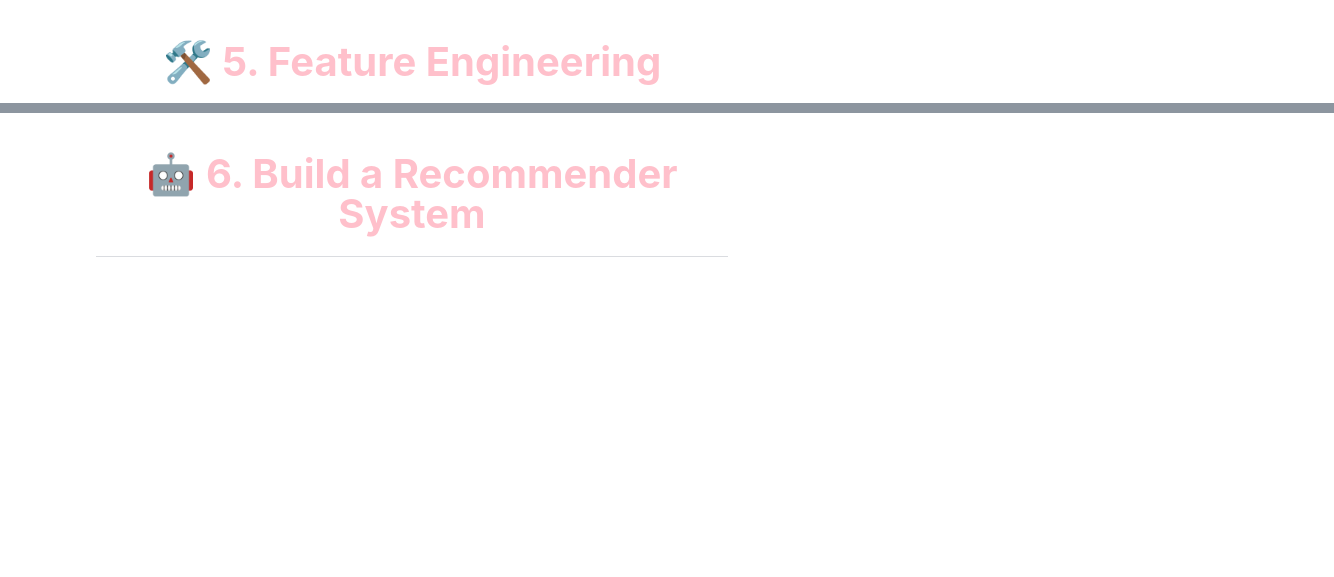
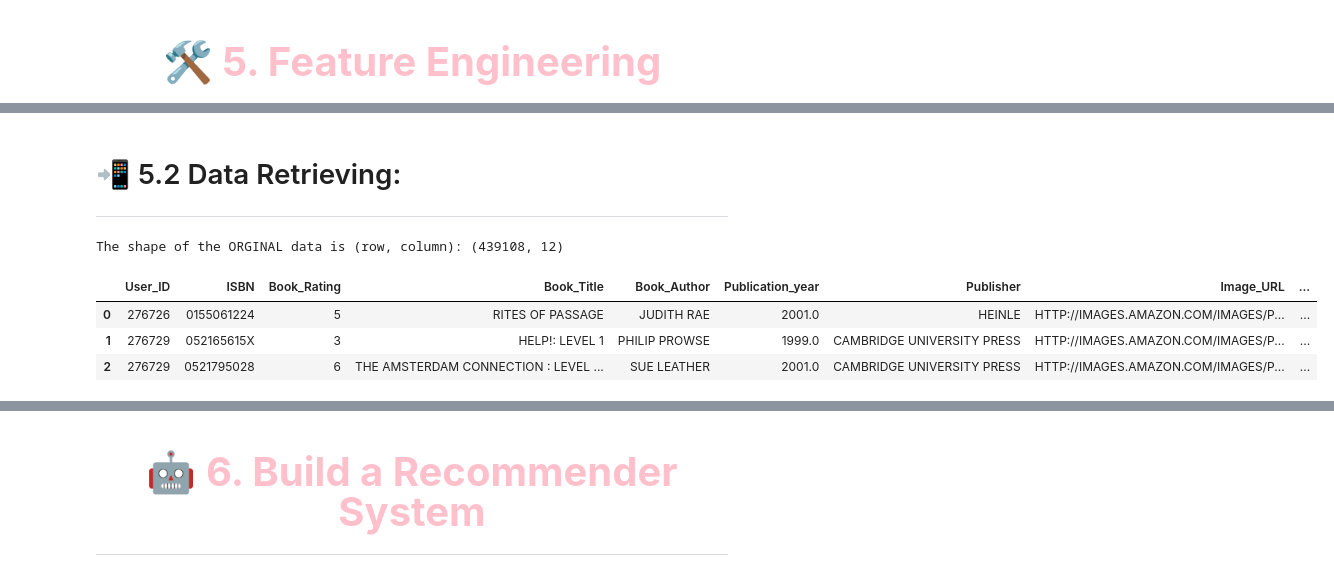
Before and after one commit to ChauHuynh1/Book_RecSys, a Jupyter notebook: Book_Recommender_Model.ipynb, the cells around one changed output, grey strips where cells are left out. Saved outputs shown, nothing was run; the diff lists cells and outputs as text; code cells hidden in the pictures; blank space fills up the shorter version.

```diff
--- a/Book_Recommender_Model.ipynb
+++ b/Book_Recommender_Model.ipynb
@@ -52,0 +67,22 @@ In general, collaborative filtering is the workhorse of recommender engines. The
+# %% [markdown]
+<a id="5.2"></a>
+# 📲 5.2 Data Retrieving:
+***
+# %%
+## Importing the datasets
+df = pd.read_csv("Data/book_user_rating_cleaned.csv", encoding='utf-8')
+df = df.loc[:, ~df.columns.str.contains('^Unnamed')]
+
+df.columns = df.columns.str.replace(' ', '') #strip the extra-whitespaces out
+
+print("The shape of the ORGINAL data is (row, column):", str(df.shape))
+
+
+# drop Unnamed, it is just a number given to identify each house
+df.head(3)
+# %% [output]
+The shape of the ORGINAL data is (row, column): (439108, 12)
+|  | User_ID | ISBN | Book_Rating | Book_Title | Book_Author | Publication_year | Publisher | Image_URL | ... |
+| 0 | 276726 | 0155061224 | 5 | RITES OF PASSAGE | JUDITH RAE | 2001.0 | HEINLE | HTTP://IMAGES.AMAZON.COM/IMAGES/P... | ... |
+| 1 | 276729 | 052165615X | 3 | HELP!: LEVEL 1 | PHILIP PROWSE | 1999.0 | CAMBRIDGE UNIVERSITY PRESS | HTTP://IMAGES.AMAZON.COM/IMAGES/P... | ... |
+| 2 | 276729 | 0521795028 | 6 | THE AMSTERDAM CONNECTION : LEVEL ... | SUE LEATHER | 2001.0 | CAMBRIDGE UNIVERSITY PRESS | HTTP://IMAGES.AMAZON.COM/IMAGES/P... | ... |
```
Also changed, not shown: parts of 23 cells of this notebook, 2 other files.
